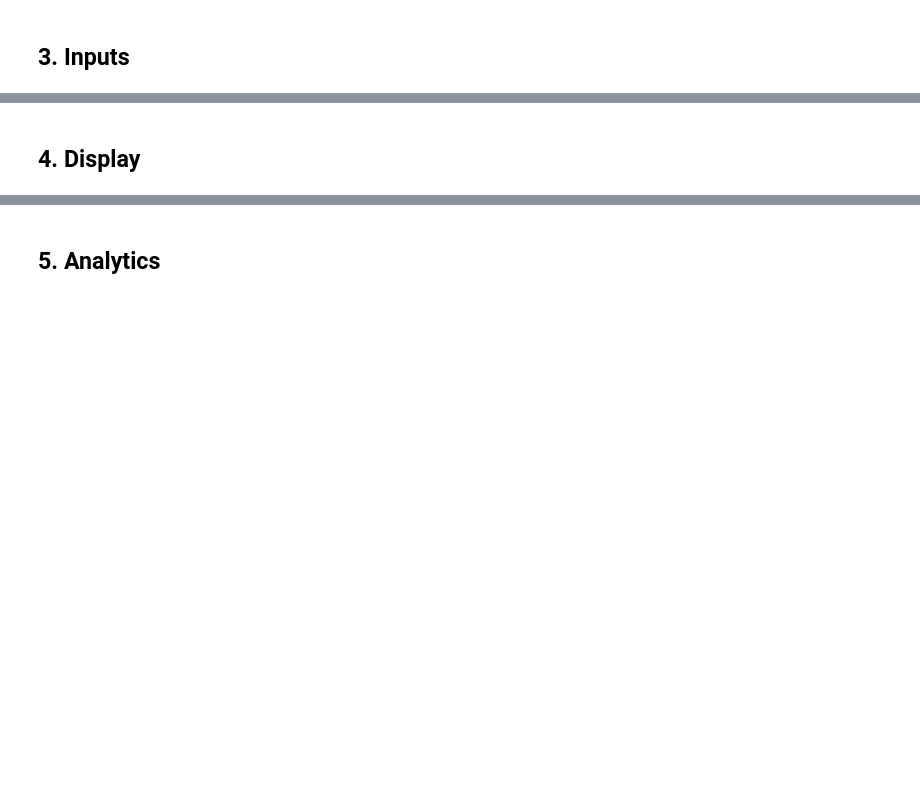
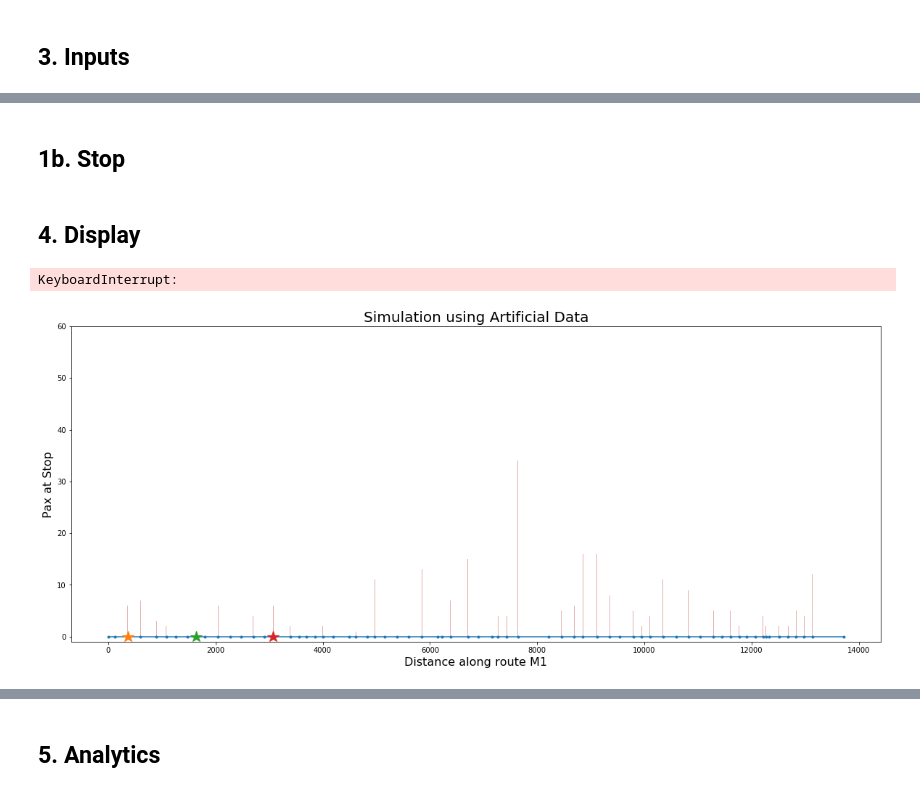
Before and after one commit to ywnch/buskit, a Jupyter notebook: sandbox_main.ipynb, the cells around one changed output, grey strips where cells are left out. Drawn from its saved outputs; the diff is of its cells as text; code cells hidden in the pictures; blank space fills up the shorter version.

```diff
--- a/sandbox_main.ipynb
+++ b/sandbox_main.ipynb
@@ -751,0 +595,2 @@ link_vel = 1.5 * np.random.randn(len(stop_pos)) + 7 # make sure the unit is m/se
+# %% [markdown]
+## 1b. Stop
@@ -752,19 +641,2 @@ link_vel = 1.5 * np.random.randn(len(stop_pos)) + 7 # make sure the unit is m/se
 # %% [markdown]
 ## 4. Display
-# %%
-# generate buses
-bus1 = Bus('7609', 0)
-bus2 = Bus('7828', 120)
-bus3 = Bus('7964', 290)
-buses = [bus1, bus2, bus3]
-
-# generate stops
-stop1 = Stop(0)
-stop2 = Stop(1)
-stop3 = Stop(2)
-stop4 = Stop(3)
-stop5 = Stop(4)
-stop6 = Stop(5)
-stop7 = Stop(6)
-stops = [stop1, stop2, stop3, stop4,
-         stop5, stop6, stop7]
@@ -771,27 +681,46 @@ stops = [stop1, stop2, stop3, stop4,
 # %%
-fig = plt.figure(figsize=(20,5))
+# simulate with artificial data
+fig = plt.figure(figsize=(20,8))
 ax = fig.add_subplot(111)
 
 ### FLATTEN THE CODE HERE!!! ###
-ax.plot(stop_pos, np.ones(len(stop_pos)), '.-')
-veh1, = ax.plot(bus1.pos, 1, '*', markersize=10)
-veh2, = ax.plot(bus2.pos, 1, '*', markersize=10)
-veh3, = ax.plot(bus3.pos, 1, '*', markersize=10)
+ax.plot(stop_pos, np.zeros(len(stop_pos)), '.-')
 
-ax.set_xlabel('Distance along route M1', fontsize=14)
+veh1, = ax.plot(bus1.pos, 0, '*', markersize=16)
+veh2, = ax.plot(bus2.pos, 0, '*', markersize=16)
+veh3, = ax.plot(bus3.pos, 0, '*', markersize=16)
+
+pax_bar = plt.bar(stop_pos, pax_at_stop, width=10, align='center', color='indianred', alpha=0.5)
+
+ax.set_title('Simulation using Artificial Data', fontsize=20)
+ax.set_xlabel('Distance along route M1', fontsize=16)
+ax.set_ylabel('Pax at Stop', fontsize=16)
+ax.set_ylim(-1, 60)
 
 clock = 0
 
-while bus1.operate or bus2.operate or bus3.operate:
+while bus1.operate:
     [s.proceed() for s in stops]
+#    [s.proceed() for s in d.values()]
     [b.proceed() for b in buses]
 
     veh1.set_xdata(bus1.pos)
     veh2.set_xdata(bus2.pos)
     veh3.set_xdata(bus3.pos)
+
+    for px, h in zip(pax_bar, pax_at_stop):
+        px.set_height(h)
+
+#     pax.set_data(stop_pos, pax_at_stop)
+#     for s in range(len(stop_pos)):
+#         ax.plot([stop_pos[s], stop_pos[s]], [0, pax_at_stop[s]], '-', color='indianred')
+
     clear_output(wait=True)
     display(fig)
     clock += 1
     print("Time elapsed: %i seconds"%(clock))
     print("Pax at each stop: ", pax_at_stop)
-    time.sleep(1/time_coef) # set a global time equivalent parameter
+    time.sleep(1/100) # set a global time equivalent parameter
+# %% [output]
+KeyboardInterrupt:
+[figure, added]
```
Also changed, not shown: parts of 49 cells of this notebook.
